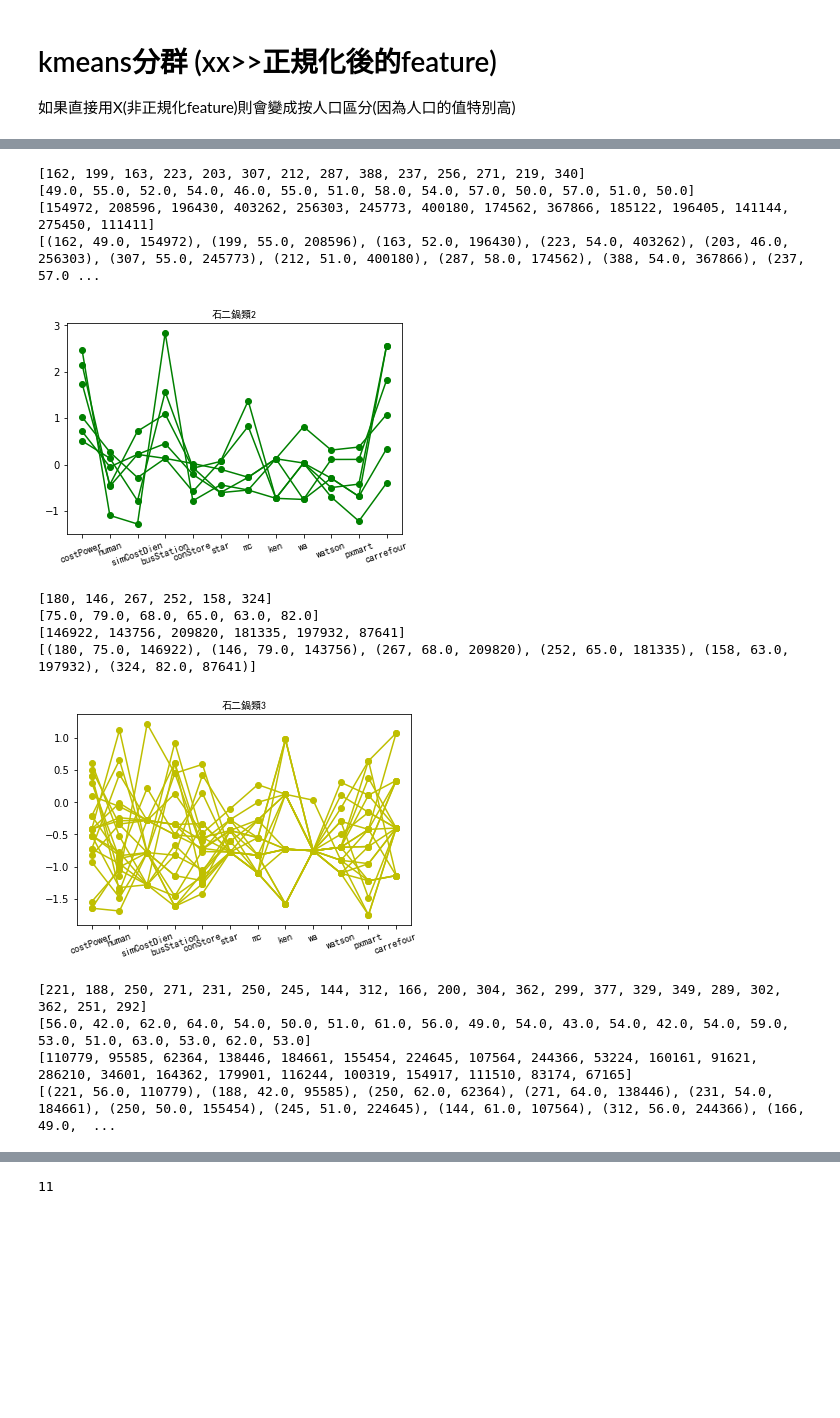
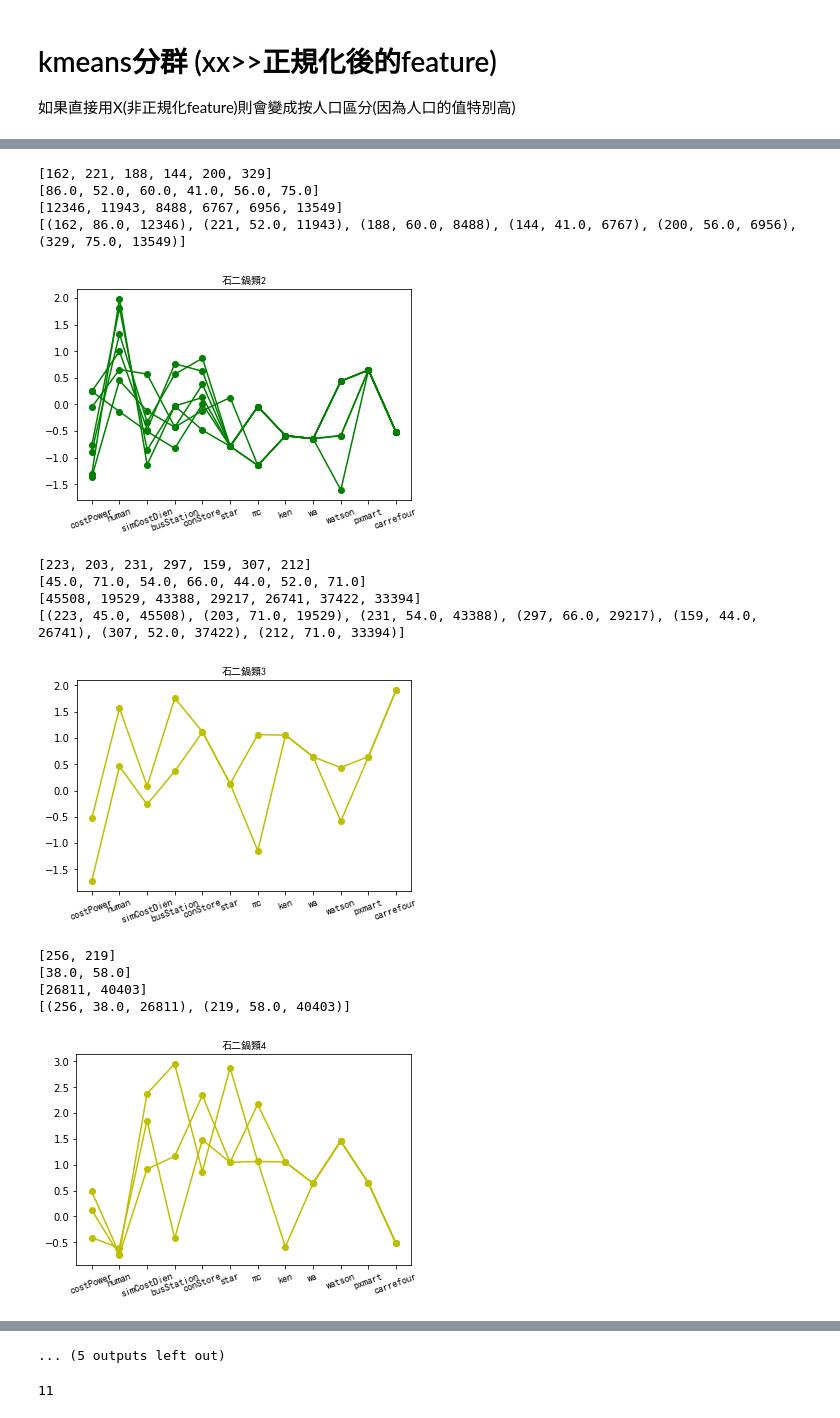
Before and after one commit to j122085/AnalyzeMapTopic, a Jupyter notebook: pythonCode/wowprimeMLDemo.ipynb, the cells around one changed output, grey strips where cells are left out. Saved outputs shown, nothing was run; the diff lists cells and outputs as text; code cells hidden in the pictures; blank space fills up the shorter version.

```diff
--- a/pythonCode/wowprimeMLDemo.ipynb
+++ b/pythonCode/wowprimeMLDemo.ipynb
@@ -32,7 +32,7 @@ wowDatas=list(collection.find({"ADGC_weekday":{"$gte":0},"avgDailyNet":{"$gte":0
 # %% [output]
 ['Watsons', 'pxmart', 'busData', 'HRdata104', 'wowprimediendata', 'info591', 'departmentStore', 'websites591', 'carrefour', 'taiwanInfo', 'smallStyleCount', 'addressCoordinate', 'Nhuman', 'ipeenWebsit ...
 # %%
-wowDatas=[i for i in wowDatas if i['NcostData_Analyze']>5]
+wowDatas=[i for i in wowDatas if i['NcostData_Analyze']>1 and "家樂" not in i['StoreName'] and "大潤" not in i['StoreName']]
 # %%
 wowDatas
 # %% [output]
@@ -859,5 +849,5 @@ print(silhouette_avgs)
 # %%
-k=4
+k=8
 km = KMeans(n_clusters=k,max_iter=3000)  #K=4群
 y_pred = km.fit_predict(xx)
 # %%
@@ -914,7 +911,7 @@ xlabels=[i.replace("_Analyze","").replace("N","") for i in ['costPower_Analyze',
         'NbusStation_Analyze','NconStore_Analyze','Nstar_Analyze',
         'Nmc_Analyze', 'Nken_Analyze','Nwa_Analyze',
         'Nwatson_Analyze','Npxmart_Analyze','Ncarrefour_Analyze']]
-style = ['o-r', 'o-b', 'o-g','o-y']
+style = ['o-r', 'o-b', 'o-g','o-y','o-y','o-y','o-y','o-y']
 for i in range(k):
     plt.figure()
     aa=[]
@@ -946,14 +944,15 @@ for i in range(k):
-[162, 199, 163, 223, 203, 307, 212, 287, 388, 237, 256, 271, 219, 340]
-[49.0, 55.0, 52.0, 54.0, 46.0, 55.0, 51.0, 58.0, 54.0, 57.0, 50.0, 57.0, 51.0, 50.0]
-[154972, 208596, 196430, 403262, 256303, 245773, 400180, 174562, 367866, 185122, 196405, 141144, 275450, 111411]
-[(162, 49.0, 154972), (199, 55.0, 208596), (163, 52.0, 196430), (223, 54.0, 403262), (203, 46.0, 256303), (307, 55.0, 245773), (212, 51.0, 400180), (287, 58.0, 174562), (388, 54.0, 367866), (237, 57.0 ...
+[162, 221, 188, 144, 200, 329]
+[86.0, 52.0, 60.0, 41.0, 56.0, 75.0]
+[12346, 11943, 8488, 6767, 6956, 13549]
+[(162, 86.0, 12346), (221, 52.0, 11943), (188, 60.0, 8488), (144, 41.0, 6767), (200, 56.0, 6956), (329, 75.0, 13549)]
-[figure, old version]
+[figure, new version]
-[180, 146, 267, 252, 158, 324]
-[75.0, 79.0, 68.0, 65.0, 63.0, 82.0]
-[146922, 143756, 209820, 181335, 197932, 87641]
-[(180, 75.0, 146922), (146, 79.0, 143756), (267, 68.0, 209820), (252, 65.0, 181335), (158, 63.0, 197932), (324, 82.0, 87641)]
+[223, 203, 231, 297, 159, 307, 212]
+[45.0, 71.0, 54.0, 66.0, 44.0, 52.0, 71.0]
+[45508, 19529, 43388, 29217, 26741, 37422, 33394]
+[(223, 45.0, 45508), (203, 71.0, 19529), (231, 54.0, 43388), (297, 66.0, 29217), (159, 44.0, 26741), (307, 52.0, 37422), (212, 71.0, 33394)]
-[figure, old version]
+[figure, new version]
-[221, 188, 250, 271, 231, 250, 245, 144, 312, 166, 200, 304, 362, 299, 377, 329, 349, 289, 302, 362, 251, 292]
-[56.0, 42.0, 62.0, 64.0, 54.0, 50.0, 51.0, 61.0, 56.0, 49.0, 54.0, 43.0, 54.0, 42.0, 54.0, 59.0, 53.0, 51.0, 63.0, 53.0, 62.0, 53.0]
-[110779, 95585, 62364, 138446, 184661, 155454, 224645, 107564, 244366, 53224, 160161, 91621, 286210, 34601, 164362, 179901, 116244, 100319, 154917, 111510, 83174, 67165]
-[(221, 56.0, 110779), (188, 42.0, 95585), (250, 62.0, 62364), (271, 64.0, 138446), (231, 54.0, 184661), (250, 50.0, 155454), (245, 51.0, 224645), (144, 61.0, 107564), (312, 56.0, 244366), (166, 49.0,  ...
+[256, 219]
+[38.0, 58.0]
+[26811, 40403]
+[(256, 38.0, 26811), (219, 58.0, 40403)]
+[figure, added]
@@ -960,3 +964,4 @@ for i in range(k):
+... (5 outputs left out)
 # %%
 len([304, 362, 299, 377, 329, 349, 289, 302, 362, 251, 292])
 len([91621, 286210, 34601, 164362, 179901, 116244, 100319, 154917, 111510, 83174, 67165])
```
Also changed, not shown: parts of 44 cells of this notebook, 18 other files.
